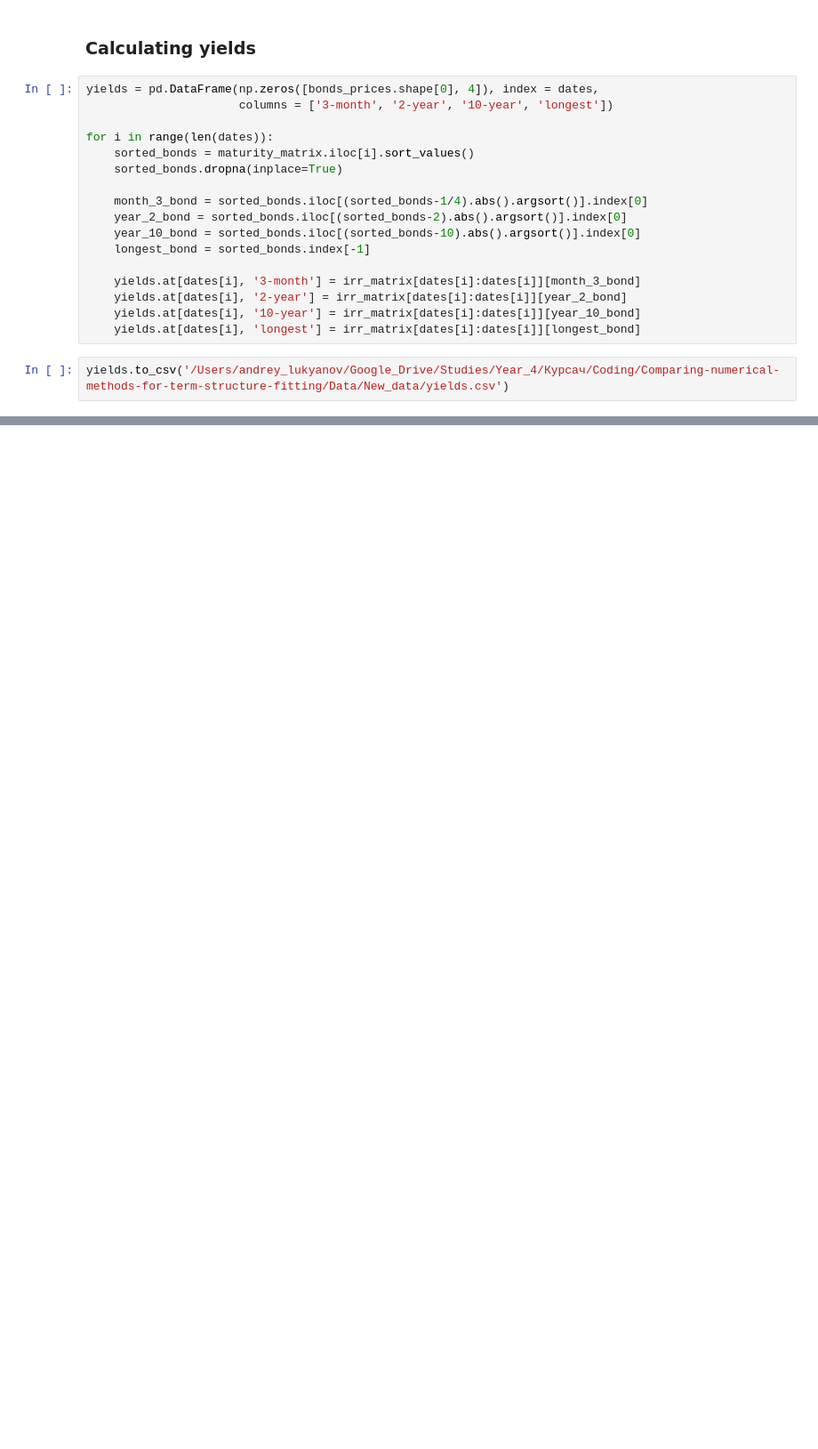
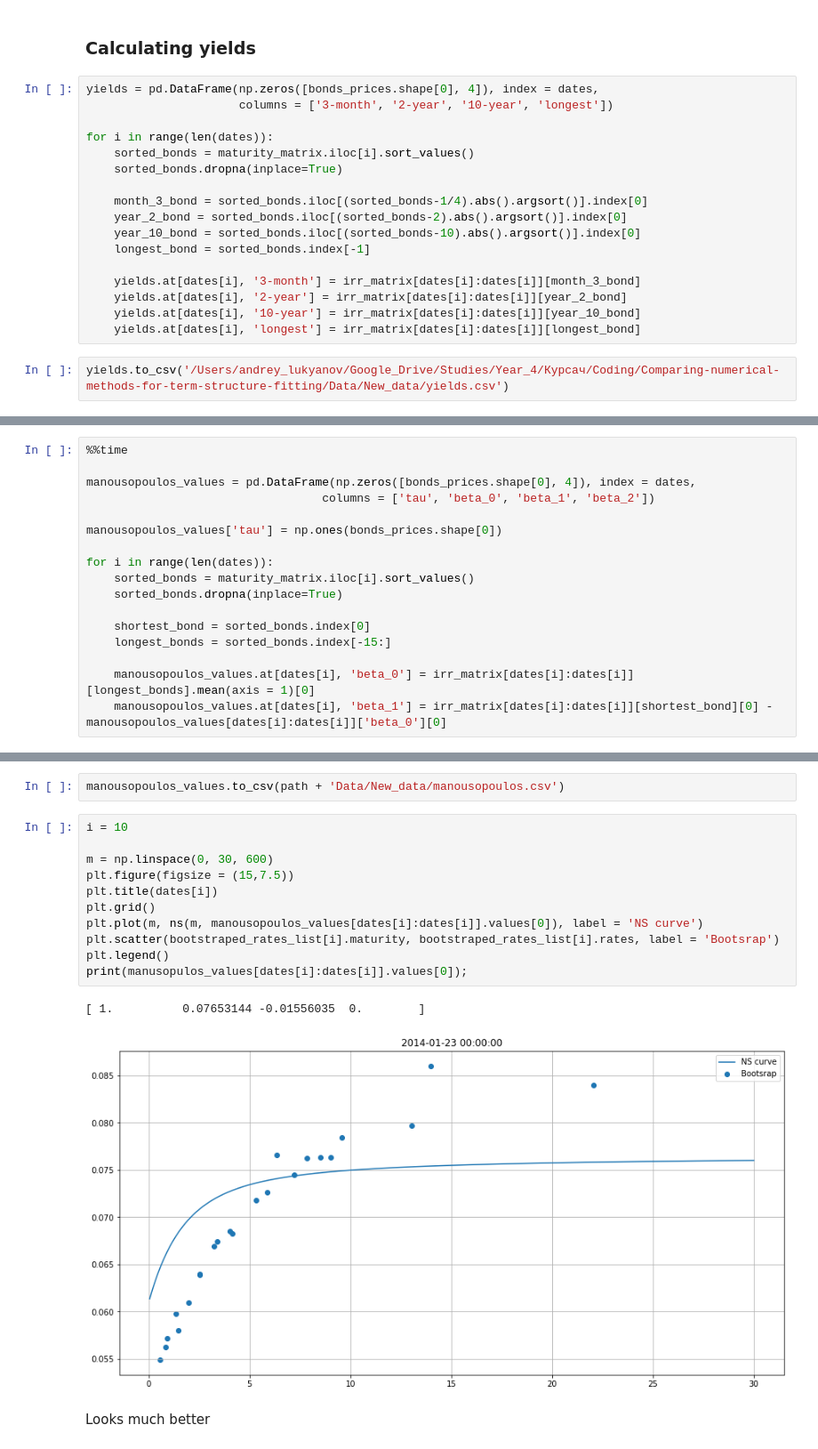
Before and after one commit to andrey-lukyanov/Comparing-numerical-methods-for-term-structure-fitting, a Jupyter notebook: Preparation_for_calculations.ipynb, the cells around one changed output, grey strips where cells are left out. Shown at 89% size. Cells and saved outputs as stored; diff of their text form; blank space fills up the shorter version.

```diff
--- a/Preparation_for_calculations.ipynb
+++ b/Preparation_for_calculations.ipynb
@@ -386,0 +367,17 @@ print(theta);
+# %%
+%%time
+
+manousopoulos_values = pd.DataFrame(np.zeros([bonds_prices.shape[0], 4]), index = dates,
+                                  columns = ['tau', 'beta_0', 'beta_1', 'beta_2'])
+
+manousopoulos_values['tau'] = np.ones(bonds_prices.shape[0])
+
+for i in range(len(dates)):
+    sorted_bonds = maturity_matrix.iloc[i].sort_values()
+    sorted_bonds.dropna(inplace=True)
+
+    shortest_bond = sorted_bonds.index[0]
+    longest_bonds = sorted_bonds.index[-15:]
+
+    manousopoulos_values.at[dates[i], 'beta_0'] = irr_matrix[dates[i]:dates[i]][longest_bonds].mean(axis = 1)[0]
+    manousopoulos_values.at[dates[i], 'beta_1'] = irr_matrix[dates[i]:dates[i]][shortest_bond][0] - manousopoulos_values[dates[i]:dates[i]]['beta_0'][0]
@@ -386,0 +387,18 @@ print(theta);
+# %%
+manousopoulos_values.to_csv(path + 'Data/New_data/manousopoulos.csv')
+# %%
+i = 10
+
+m = np.linspace(0, 30, 600)
+plt.figure(figsize = (15,7.5))
+plt.title(dates[i])
+plt.grid()
+plt.plot(m, ns(m, manousopoulos_values[dates[i]:dates[i]].values[0]), label = 'NS curve')
+plt.scatter(bootstraped_rates_list[i].maturity, bootstraped_rates_list[i].rates, label = 'Bootsrap')
+plt.legend()
+print(manusopulos_values[dates[i]:dates[i]].values[0]);
+# %% [output]
+[ 1.          0.07653144 -0.01556035  0.        ]
+[figure, added]
+# %% [markdown]
+Looks much better
```
Also changed, not shown: parts of 8 cells of this notebook, 3 other files.
